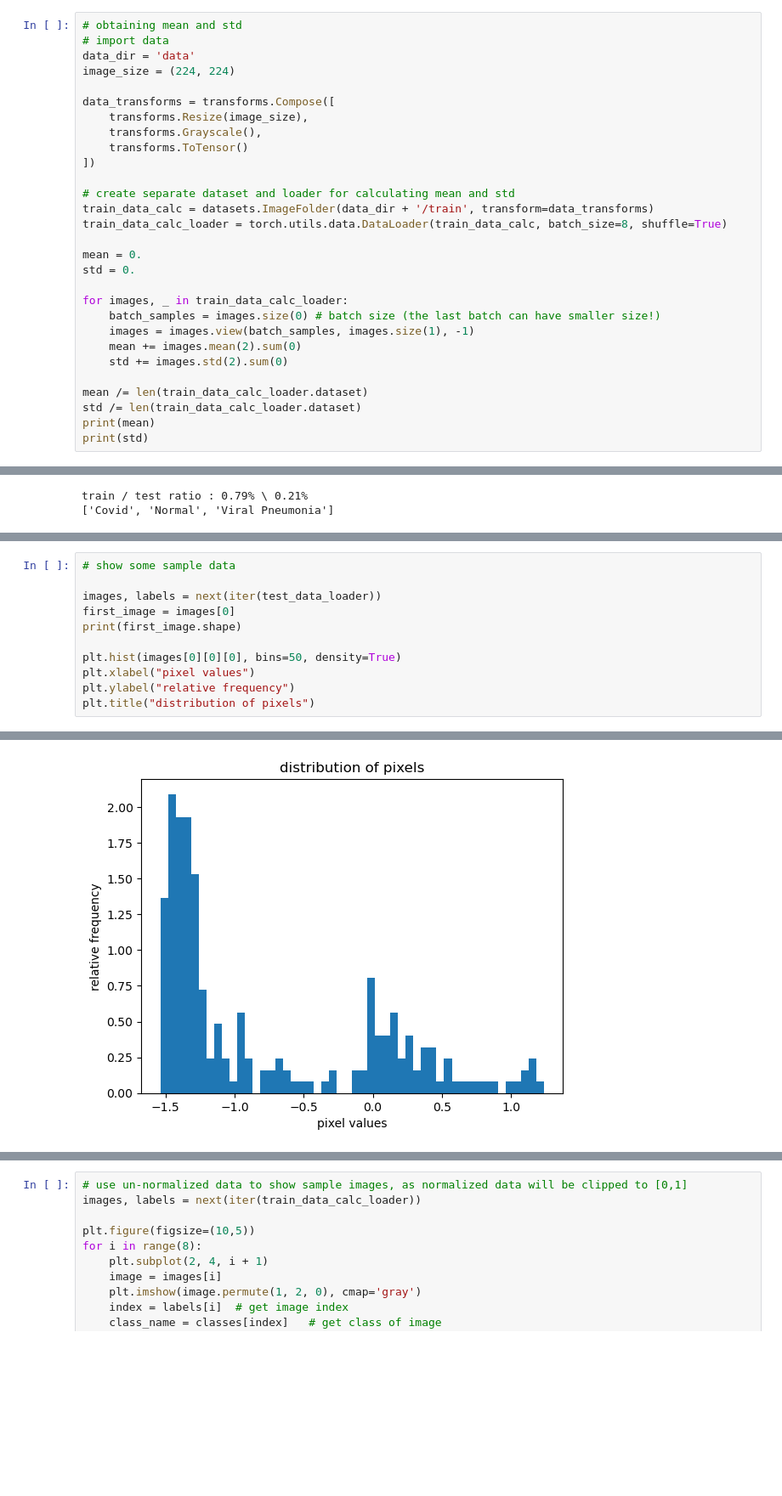
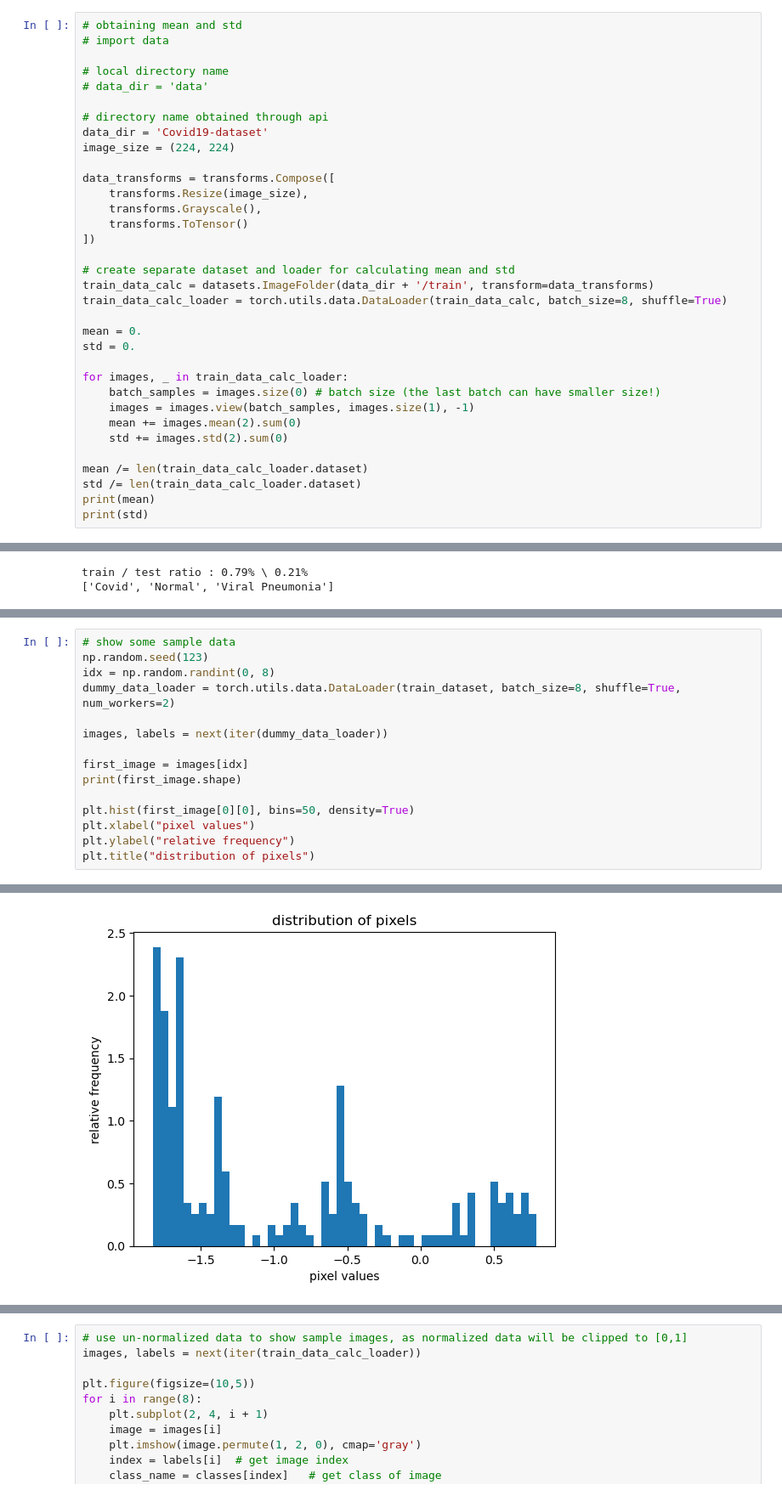
Before and after one commit to AlexLassooij/CNN_XRay_Classifier, a Jupyter notebook: Covid_CNN.ipynb, the cells around one changed output, grey strips where cells are left out. Shown at 85% size. Saved outputs shown, nothing was run; the diff lists cells and outputs as text; blank space fills up the shorter version.

Commit message:
now fetches data through api, more code clean up

```diff
--- a/Covid_CNN.ipynb
+++ b/Covid_CNN.ipynb
@@ -41,7 +45,12 @@ Using device: mps
 # %%
 # obtaining mean and std
 # import data
-data_dir = 'data'
+
+# local directory name
+# data_dir = 'data'
+
+# directory name obtained through api
+data_dir = 'Covid19-dataset'
 image_size = (224, 224)
 
 data_transforms = transforms.Compose([
@@ -105,15 +117,19 @@ train / test ratio : 0.79% \ 0.21%
 # %%
 # show some sample data
+np.random.seed(123)
+idx = np.random.randint(0, 8)
+dummy_data_loader = torch.utils.data.DataLoader(train_dataset, batch_size=8, shuffle=True, num_workers=2)
 
-images, labels = next(iter(test_data_loader))
-first_image = images[0]
+images, labels = next(iter(dummy_data_loader))
+
+first_image = images[idx]
 print(first_image.shape)
 
-plt.hist(images[0][0][0], bins=50, density=True)
+plt.hist(first_image[0][0], bins=50, density=True)
 plt.xlabel("pixel values")
 plt.ylabel("relative frequency")
 plt.title("distribution of pixels")
 # %% [output]
 torch.Size([1, 224, 224])
 Text(0.5, 1.0, 'distribution of pixels')
-[figure, old version]
+[figure, new version]
```
Also changed, not shown: parts of 25 cells of this notebook.
